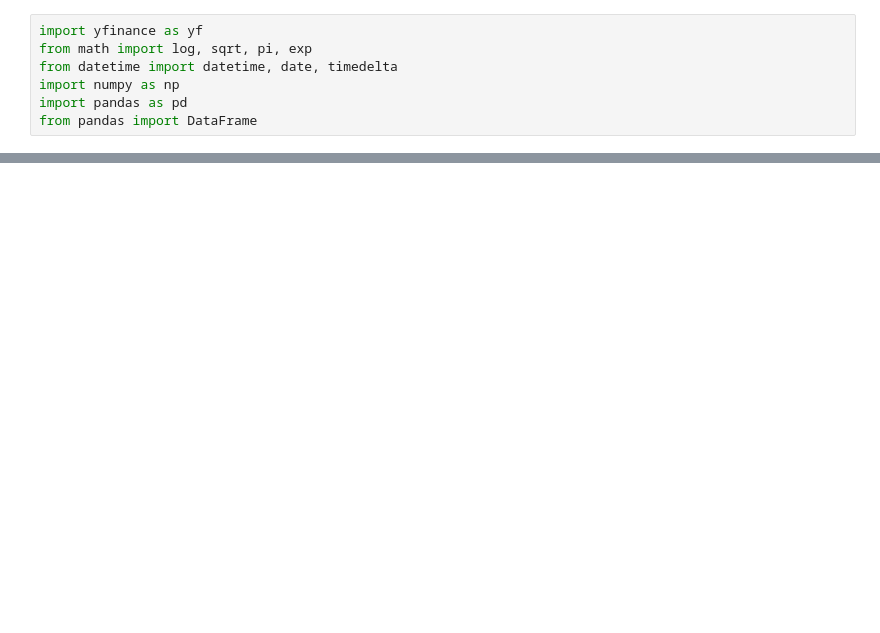
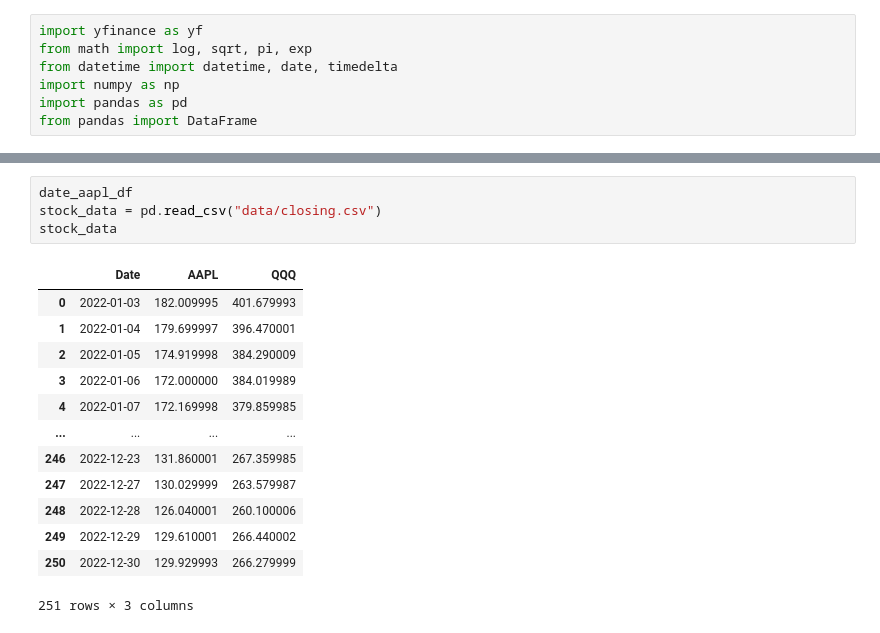
Before and after one commit to bananacheesepotato/derivatives_SP23, a Jupyter notebook: project.ipynb, the cells around one changed output, grey strips where cells are left out. Drawn from its saved outputs; the diff is of its cells as text; blank space fills up the shorter version.

```diff
--- a/project.ipynb
+++ b/project.ipynb
@@ -166,0 +277,18 @@ print(f"Final profit/loss: {profit_loss}")
+# %%
+date_aapl_df
+stock_data = pd.read_csv("data/closing.csv")
+stock_data
+# %% [output]
+|  | Date | AAPL | QQQ |
+| 0 | 2022-01-03 | 182.009995 | 401.679993 |
+| 1 | 2022-01-04 | 179.699997 | 396.470001 |
+| 2 | 2022-01-05 | 174.919998 | 384.290009 |
+| 3 | 2022-01-06 | 172.000000 | 384.019989 |
+| 4 | 2022-01-07 | 172.169998 | 379.859985 |
+| ... | ... | ... | ... |
+| 246 | 2022-12-23 | 131.860001 | 267.359985 |
+| 247 | 2022-12-27 | 130.029999 | 263.579987 |
+| 248 | 2022-12-28 | 126.040001 | 260.100006 |
+| 249 | 2022-12-29 | 129.610001 | 266.440002 |
+| 250 | 2022-12-30 | 129.929993 | 266.279999 |
+251 rows × 3 columns
```
Also changed, not shown: parts of 12 cells of this notebook.
